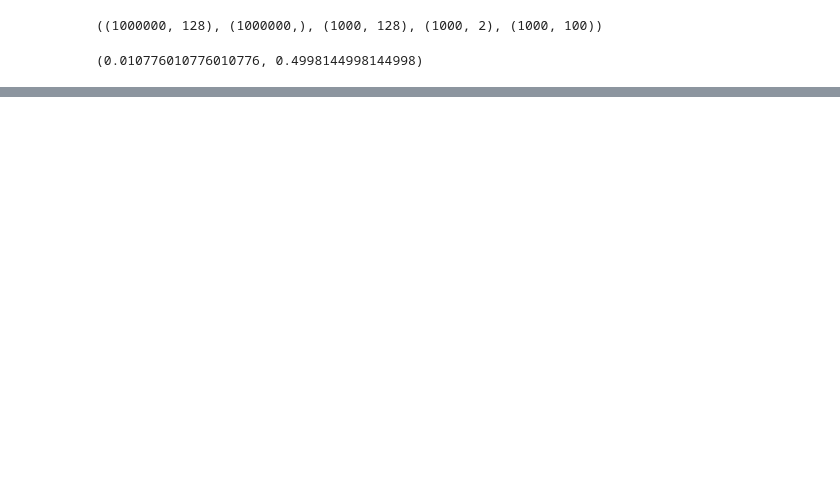
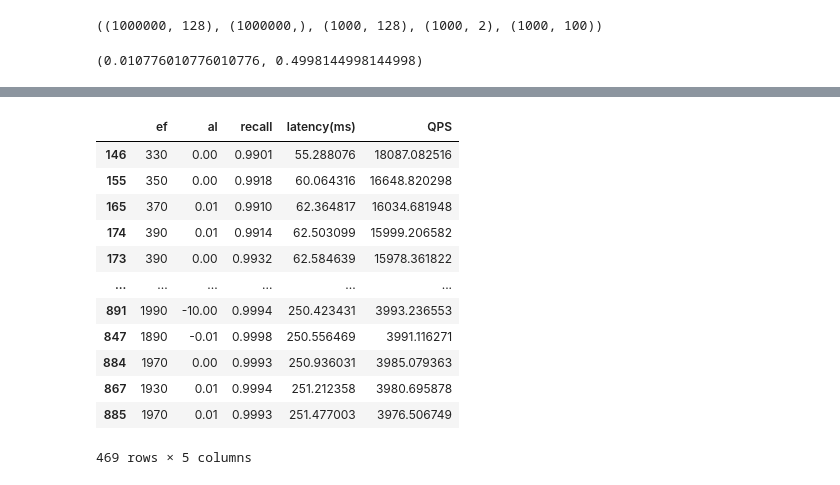
Before and after one commit to AnasAito/rwalks-reproduce-v2, a Jupyter notebook: experiments/query_type.ipynb, the cells around one changed output, grey strips where cells are left out. Drawn from its saved outputs; the diff is of its cells as text; code cells hidden in the pictures; blank space fills up the shorter version.

```diff
--- a/experiments/query_type.ipynb
+++ b/experiments/query_type.ipynb
@@ -249,0 +270,18 @@ exps["rwalks-range"]
+# %%
+df = pd.read_csv(
+    "/home/anas.aitaomar/rwalks-reproduce-v2/.cache/range_exp_binary_pf_0.0_efc_500_bucketing_binary_max_pron_M_16_sift-128-euclidean_multithread.csv")
+df[df["recall"] >= 0.99].sort_values(by="QPS", ascending=False)
+# %% [output]
+|  | ef | al | recall | latency(ms) | QPS |
+| 146 | 330 | 0.00 | 0.9901 | 55.288076 | 18087.082516 |
+| 155 | 350 | 0.00 | 0.9918 | 60.064316 | 16648.820298 |
+| 165 | 370 | 0.01 | 0.9910 | 62.364817 | 16034.681948 |
+| 174 | 390 | 0.01 | 0.9914 | 62.503099 | 15999.206582 |
+| 173 | 390 | 0.00 | 0.9932 | 62.584639 | 15978.361822 |
+| ... | ... | ... | ... | ... | ... |
+| 891 | 1990 | -10.00 | 0.9994 | 250.423431 | 3993.236553 |
+| 847 | 1890 | -0.01 | 0.9998 | 250.556469 | 3991.116271 |
+| 884 | 1970 | 0.00 | 0.9993 | 250.936031 | 3985.079363 |
+| 867 | 1930 | 0.01 | 0.9994 | 251.212358 | 3980.695878 |
+| 885 | 1970 | 0.01 | 0.9993 | 251.477003 | 3976.506749 |
+469 rows × 5 columns
```
Also changed, not shown: parts of 3 cells of this notebook, 4 other files.
